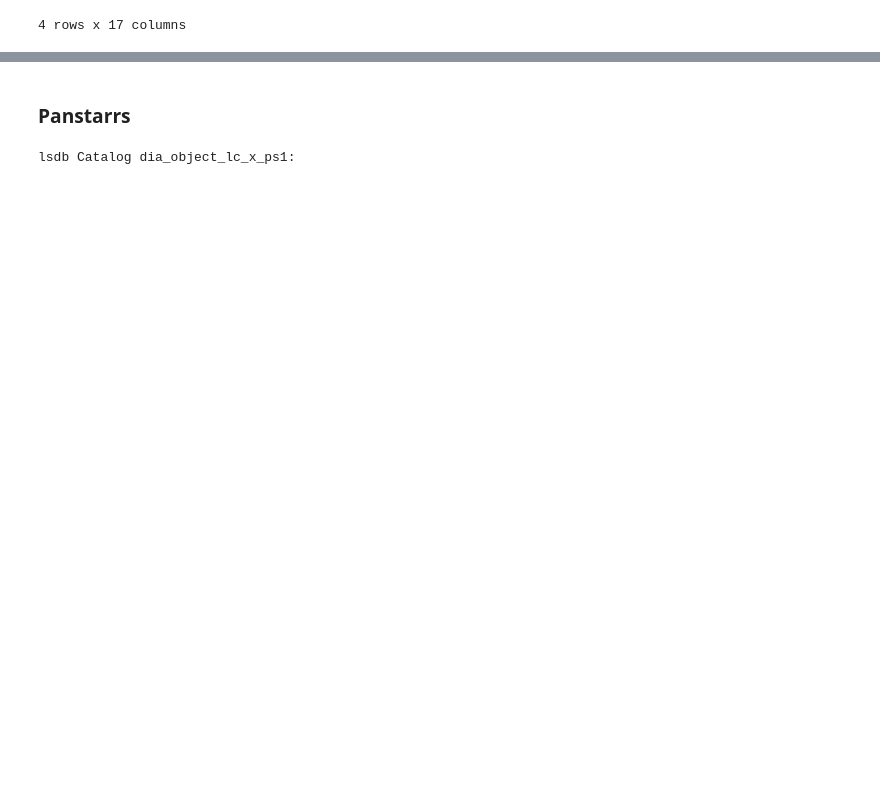
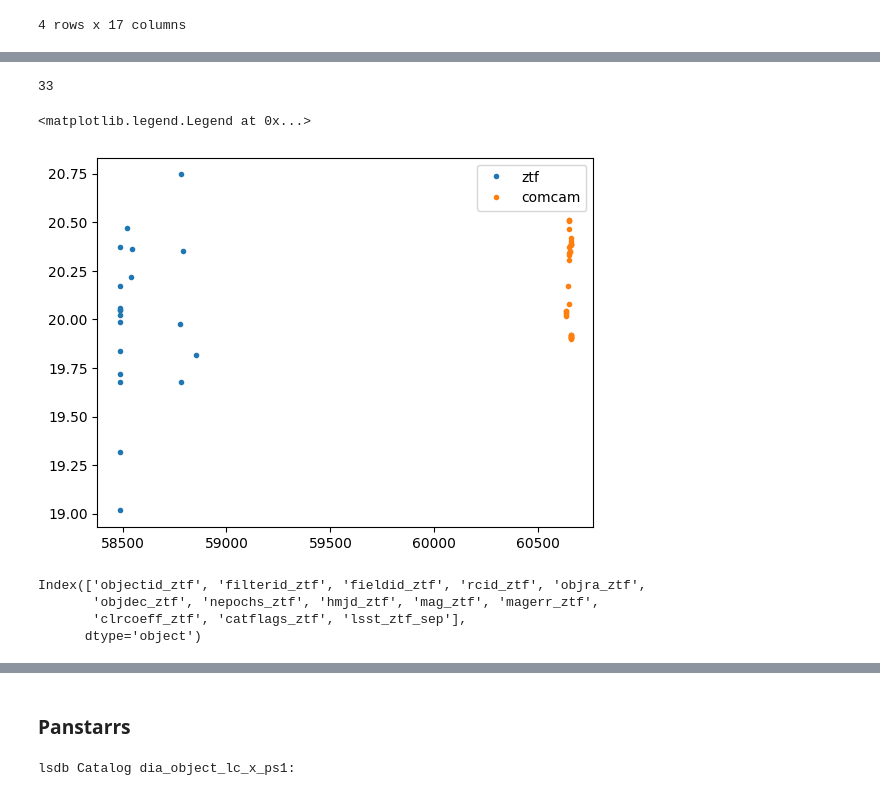
Before and after one commit to lsst-sitcom/linccf, a Jupyter notebook: internal/march_sprint/5.other_periodic_to_rubin/period_comparison.ipynb, the cells around one changed output, grey strips where cells are left out. Cells and saved outputs as stored; diff of their text form; code cells hidden in the pictures; blank space fills up the shorter version.

```diff
--- a/internal/march_sprint/5.other_periodic_to_rubin/period_comparison.ipynb
+++ b/internal/march_sprint/5.other_periodic_to_rubin/period_comparison.ipynb
@@ -169,0 +200,28 @@ vari_ndf
+# %%
+import matplotlib.pyplot as plt
+pd.set_option("display.max_rows", 100)
+
+obj = vari_ndf.loc[1456180540012683497]
+
+ztf_lc = obj["ztf_lc_dia_object_lc_x_ztf_dr22"]
+comcam_lc = obj["diaSource_dia_object_lc_x_ztf_dr22"].query("band == 'r'")
+print(len(comcam_lc))
+#Filter bad photometry
+flags = [col for col in comcam_lc.columns if "flag" in col]
+comcam_lc = comcam_lc[comcam_lc[flags].sum(axis=1) == 0] # had >
+
+plt.plot(ztf_lc["hmjd_ztf"], ztf_lc["mag_ztf"], '.', label="ztf")
+plt.plot(comcam_lc["midpointMjdTai"], comcam_lc["scienceMag"],'.', label="comcam")
+plt.legend()
+#plt.plot(ztf_lc[""])
+# %% [output]
+33
+<matplotlib.legend.Legend at 0x...>
+[figure, added]
+# %%
+ztf_lc.columns
+# %% [output]
+Index(['objectid_ztf', 'filterid_ztf', 'fieldid_ztf', 'rcid_ztf', 'objra_ztf',
+       'objdec_ztf', 'nepochs_ztf', 'hmjd_ztf', 'mag_ztf', 'magerr_ztf',
+       'clrcoeff_ztf', 'catflags_ztf', 'lsst_ztf_sep'],
+      dtype='object')
```
Also changed, not shown: parts of 24 cells of this notebook.
